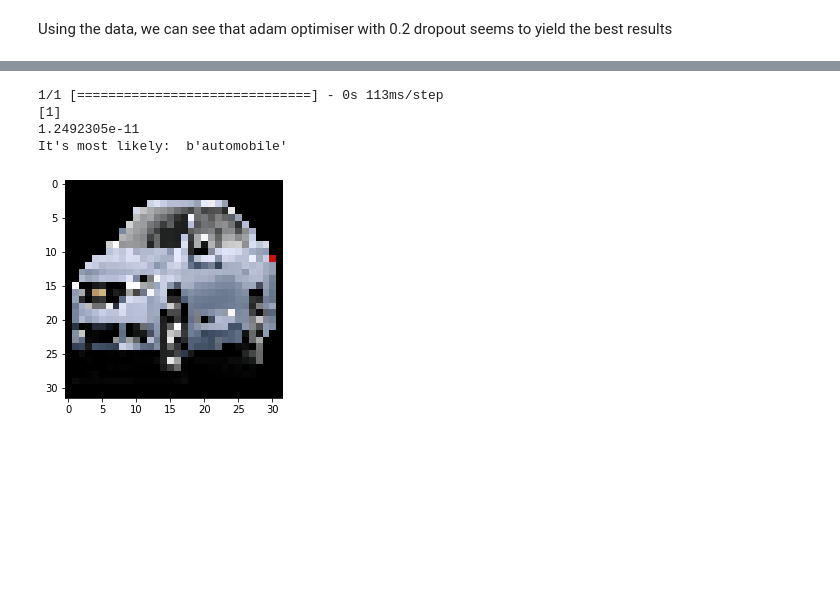
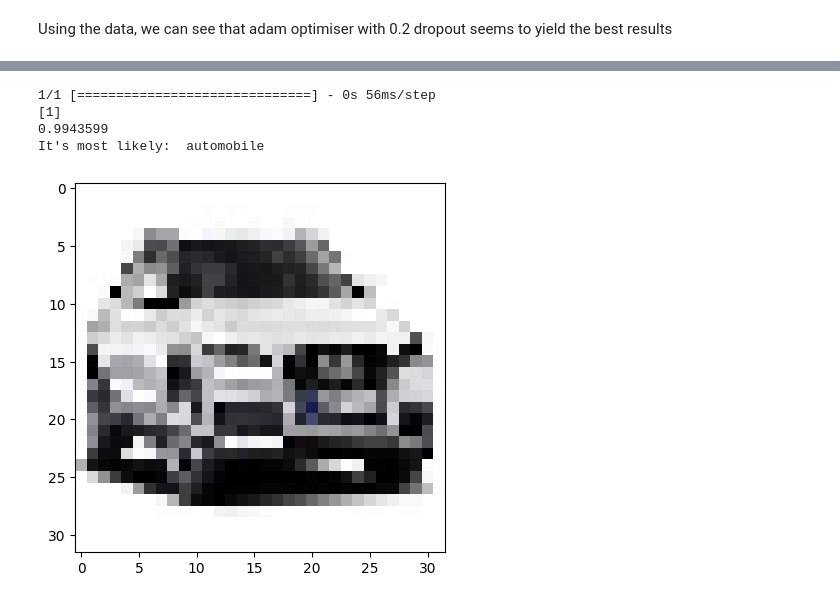
Before and after one commit to bcho892/MSADataScienceP3, a Jupyter notebook: make-model.ipynb, the cells around one changed output, grey strips where cells are left out. Cells and saved outputs as stored; diff of their text form; code cells hidden in the pictures; blank space fills up the shorter version.

```diff
--- a/make-model.ipynb
+++ b/make-model.ipynb
@@ -332,29 +337,9 @@ Epoch 30/30
-# %%
-from tensorflow.keras.preprocessing.image import load_img
-from tensorflow.keras.preprocessing.image import img_to_array
-from tensorflow.keras.models import load_model
-
-def loadImage(filename):
-	img = load_img(filename, target_size=(32, 32))
-	img = img_to_array(img)
-	img = img.reshape(1, 32, 32, 3).astype(int)
-	plt.imshow(img[0])
-	return img
-
-def predictForImage(label, filename):
-	img = loadImage(filename)
-	# load model
-	model = load_model('final_model.h5')
-	result = model.predict(img)
-	mostProbIndex = np.argmax(result, axis=-1)
-	print(mostProbIndex)
-	print(result[0][chosenLabel])
-	print("It's most likely: ", labelNames[b'label_names'][mostProbIndex[0]])
-
-predictForImage(1, 'data/dog.png')
-# %% [output]
-1/1 [==============================] - 0s 113ms/step
-[1]
-1.2492305e-11
-It's most likely:  b'automobile'
-[figure, removed]
+# %%
+from manualpredict import predictForImage, load_img
+predictForImage(1, 'car.jpg')
+# %% [output]
+1/1 [==============================] - 0s 56ms/step
+[1]
+0.9943599
+It's most likely:  automobile
+[figure, added]
```
Also changed, not shown: parts of 6 cells of this notebook, 9 other files.
